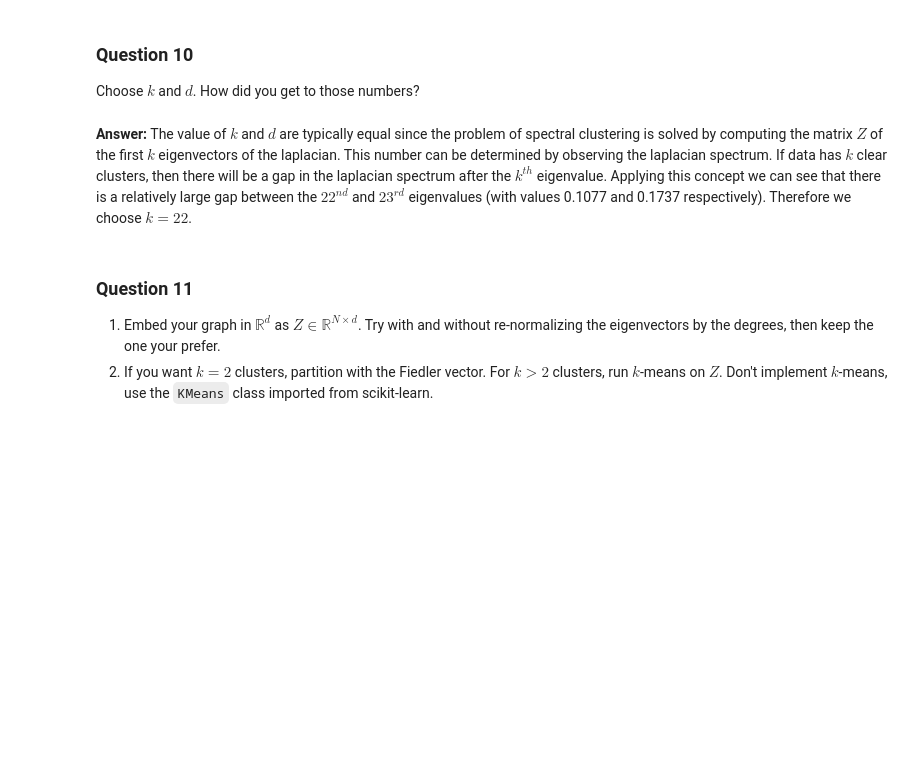
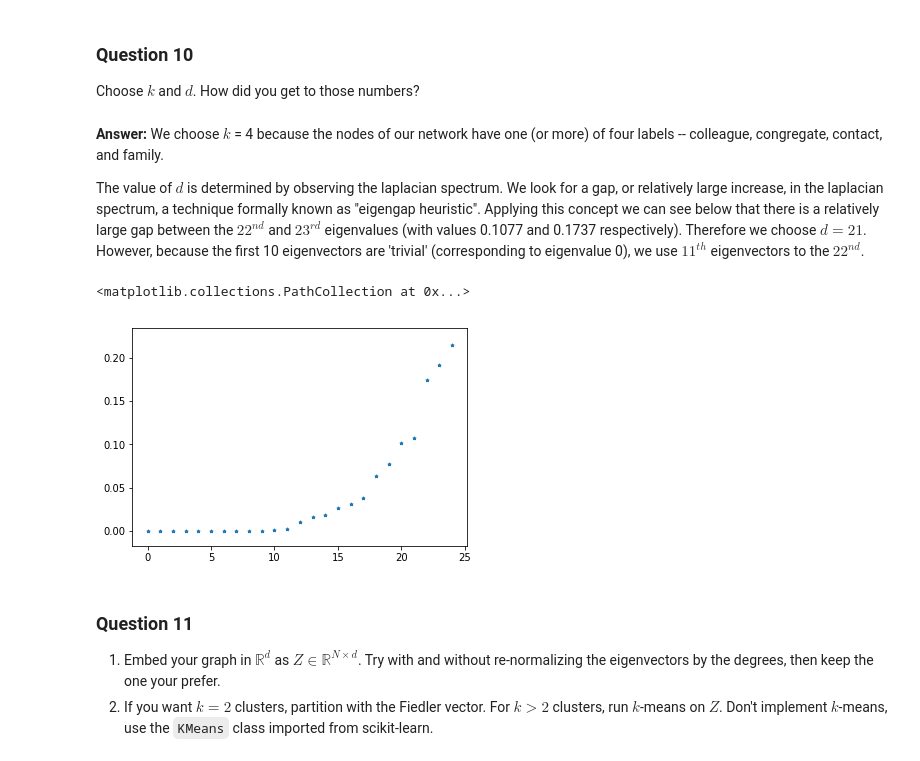
Before and after one commit to Kakavand/EPFL-antiterrorAssignment, a Jupyter notebook: John/3_spectral_graph_theory.ipynb, the cells around one changed output. Drawn from its saved outputs; the diff is of its cells as text; code cells hidden in the pictures; blank space fills up the shorter version.

```diff
--- a/John/3_spectral_graph_theory.ipynb
+++ b/John/3_spectral_graph_theory.ipynb
@@ -219,7 +219,14 @@ The method associates a feature vector $z_i \in \mathbb{R}^d$ to every node $v_i
 Choose $k$ and $d$. How did you get to those numbers?
 # %% [markdown]
 **Answer:**
-The value of $k$ and $d$ are typically equal since the problem of spectral clustering is solved by computing the matrix $Z$ of the first $k$ eigenvectors of the laplacian. This number can be determined by observing the laplacian spectrum. If data has $k$ clear clusters, then there will be a gap in the laplacian spectrum after the $k^{th}$ eigenvalue. Applying this concept we can see that there is a relatively large gap between the $22^{nd}$ and $23^{rd}$ eigenvalues (with values 0.1077 and 0.1737 respectively). Therefore we choose $k = 22$.
+We choose $k$ = 4 because the nodes of our network have one (or more) of four labels -- colleague, congregate, contact, and family.
+
+The value of $d$ is determined by observing the laplacian spectrum. We look for a gap, or relatively large increase, in the laplacian spectrum, a technique formally known as "eigengap heuristic". Applying this concept we can see below that there is a relatively large gap between the $22^{nd}$ and $23^{rd}$ eigenvalues (with values 0.1077 and 0.1737 respectively). Therefore we choose $d = 21$. However, because the first 10 eigenvectors are 'trivial' (corresponding to eigenvalue 0), we use $11^{th}$ eigenvectors to the $22^{nd}$.
+# %%
+plt.scatter(x[:25], eigenvalues[:25], marker='*', s=10)
+# %% [output]
+<matplotlib.collections.PathCollection at 0x...>
+[figure, added]
 # %% [markdown]
 ### Question 11
 
```
Also changed, not shown: parts of 6 cells of this notebook, 3 other files.
